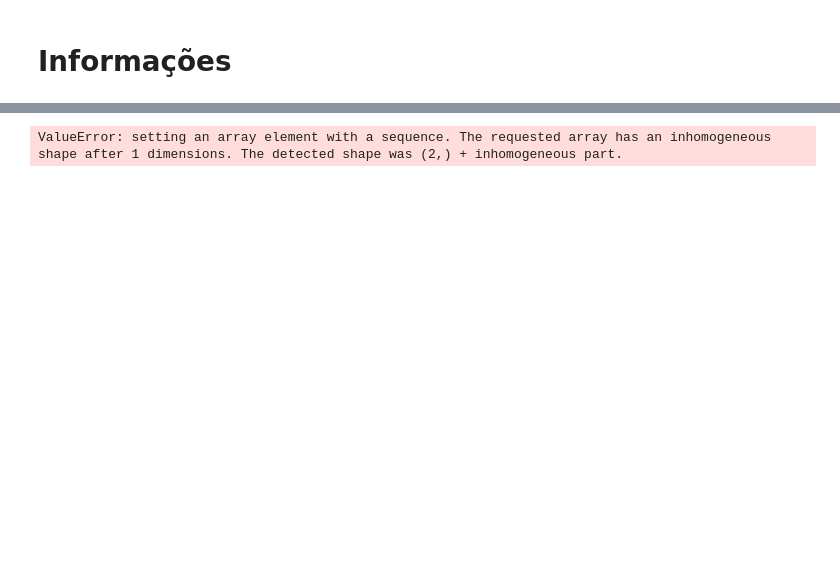
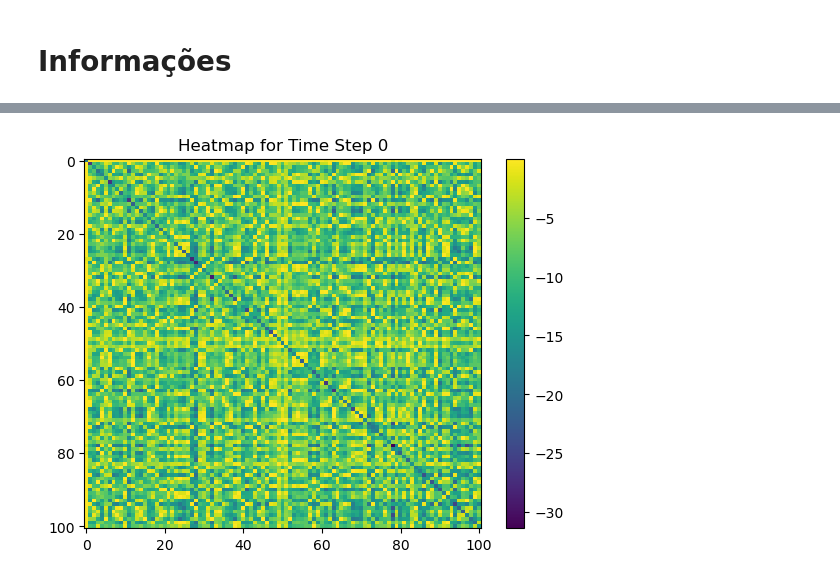
Before and after one commit to yurimnunes/dpdp_new, a Jupyter notebook: heatmap_reader.ipynb, the cells around one changed output, grey strips where cells are left out. Cells and saved outputs as stored; diff of their text form; code cells hidden in the pictures; blank space fills up the shorter version.

```diff
--- a/heatmap_reader.ipynb
+++ b/heatmap_reader.ipynb
@@ -136,10 +43,0 @@ plt.show()
-# %%
-# Calculate the mean across the first dimension (time axis)
-mean_data = np.mean(data, axis=0)
-
-plt.imshow(mean_data, cmap='viridis', aspect='auto')
-plt.colorbar()
-plt.title("Average Heatmap Across All Time Steps")
-plt.show()
-# %% [output]
-ValueError: setting an array element with a sequence. The requested array has an inhomogeneous shape after 1 dimensions. The detected shape was (2,) + inhomogeneous part.
@@ -145,0 +46,9 @@ ValueError: setting an array element with a sequence. The requested array has an
+# %%
+# Assuming `data` is your array of shape (2000, 10, 10)
+time_step = 0 # Choose the time step you want to plot
+plt.imshow(data[time_step][0], cmap='viridis', aspect='auto')
+plt.colorbar()
+plt.title(f"Heatmap for Time Step {time_step}")
+plt.show()
+# %% [output]
+[figure, added]
```
Also changed, not shown: parts of 22 cells of this notebook, 3 other files.
